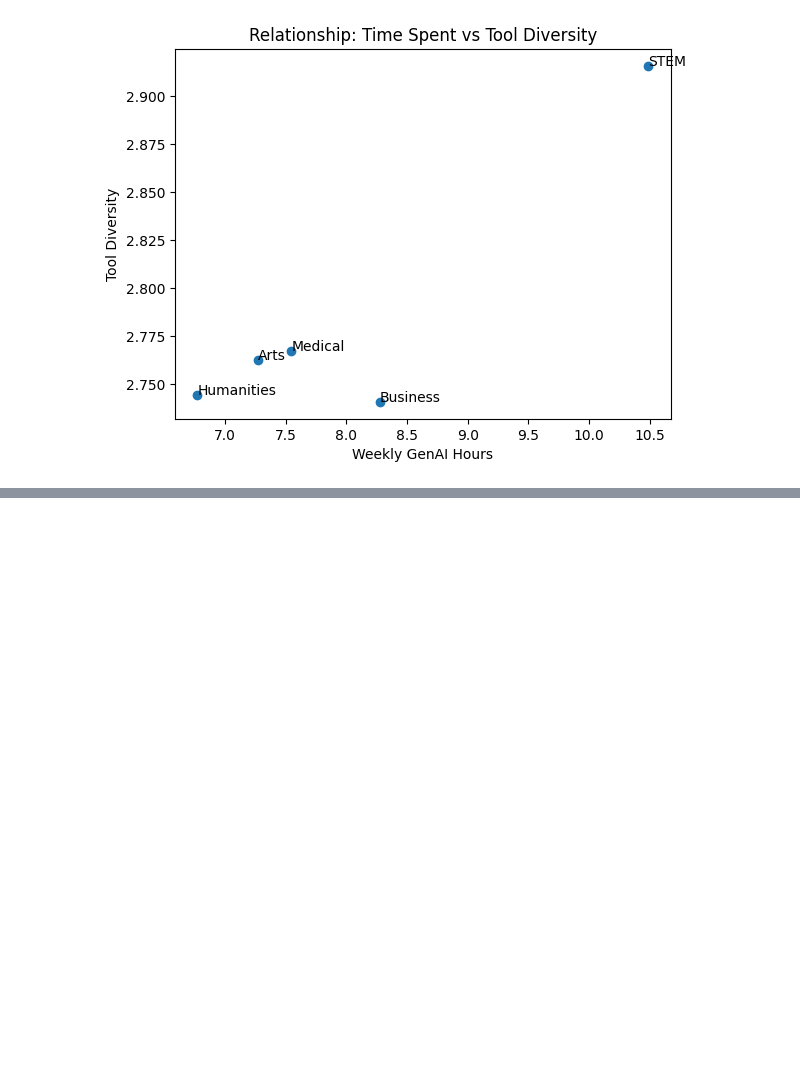
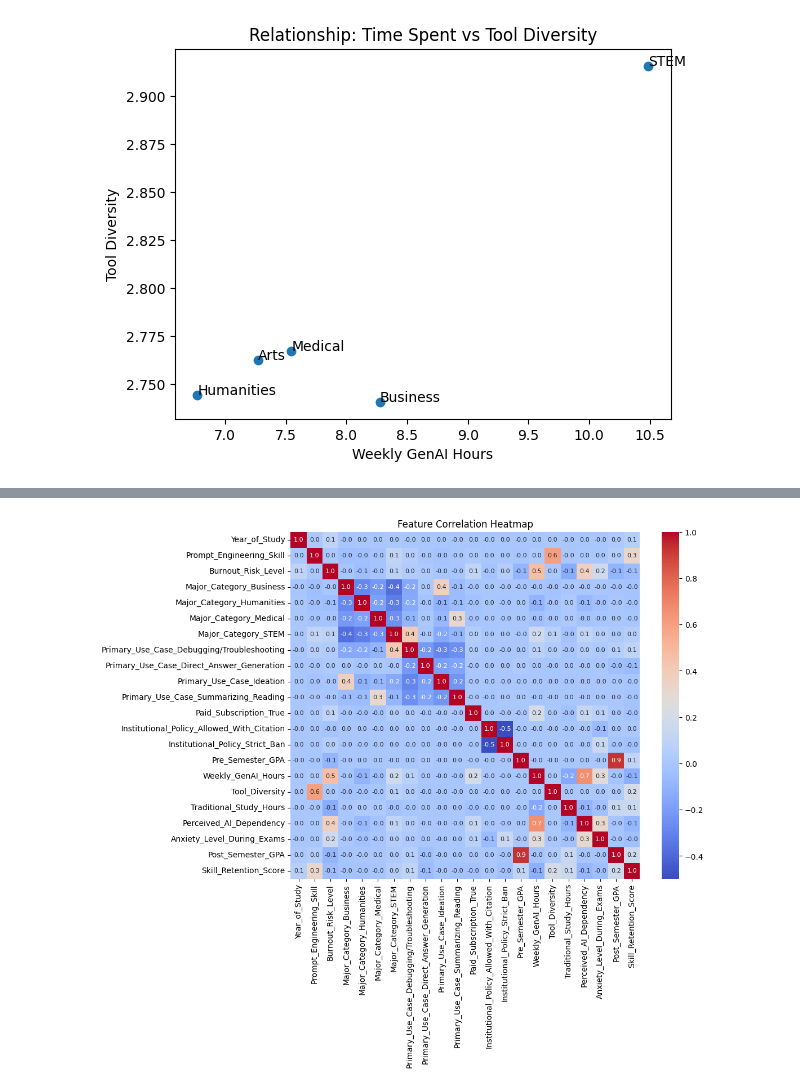
Before and after one commit to Muhammad-Talha79/Data-science-projects, a Jupyter notebook: effects-of-ai-on-students.ipynb, the cells around one changed output, grey strips where cells are left out. Drawn from its saved outputs; the diff is of its cells as text; code cells hidden in the pictures; blank space fills up the shorter version.

Commit message:
Kaggle Notebook | Effects of AI on Students | Version 3

```diff
--- a/effects-of-ai-on-students.ipynb
+++ b/effects-of-ai-on-students.ipynb
@@ -125,0 +164,4 @@ plt.show()
+# %%
+df1=df.drop('Student_ID', axis=1)
+df1.Year_of_Study.value_counts().unique
+df1
@@ -125,0 +182,30 @@ plt.show()
+# %%
+from sklearn.compose import ColumnTransformer
+from sklearn.preprocessing import OneHotEncoder, OrdinalEncoder
+
+
+ordered_cols = ["Year_of_Study","Prompt_Engineering_Skill","Burnout_Risk_Level"]
+unordered_cols = ["Major_Category", "Primary_Use_Case","Paid_Subscription","Institutional_Policy"]
+
+
+education_order = ["Junior","Freshman","Senior","Sophomore","Graduate"]
+prompt_order = ["Beginner", "Intermediate", "Advanced"]
+burnout_order = ["Low", "Medium", "High"]
+
+
+preprocessor = ColumnTransformer(
+    transformers=[
+        ('ord', OrdinalEncoder(categories=[education_order, prompt_order, burnout_order]), ordered_cols),
+        ('ohe', OneHotEncoder(sparse_output=False,drop="first"), unordered_cols)
+    ],
+    remainder='passthrough',
+    verbose_feature_names_out=False
+)
+
+X_processed = preprocessor.fit_transform(df1)
+# %%
+
+feature_names = preprocessor.get_feature_names_out()
+
+df_processed = pd.DataFrame(X_processed, columns=feature_names)
+df_processed.head()
@@ -125,0 +240,13 @@ plt.show()
+# %%
+import seaborn as sns
+import matplotlib.pyplot as plt
+
+
+corr_matrix = df_processed.corr(numeric_only=True)
+plt.figure(figsize=(10, 8))
+sns.heatmap(corr_matrix, annot=True, cmap='coolwarm', fmt=".1f",annot_kws={"size": 8})
+
+plt.title("Feature Correlation Heatmap")
+plt.show()
+# %% [output]
+[figure, added]
```
Also changed, not shown: parts of 5 cells of this notebook.
